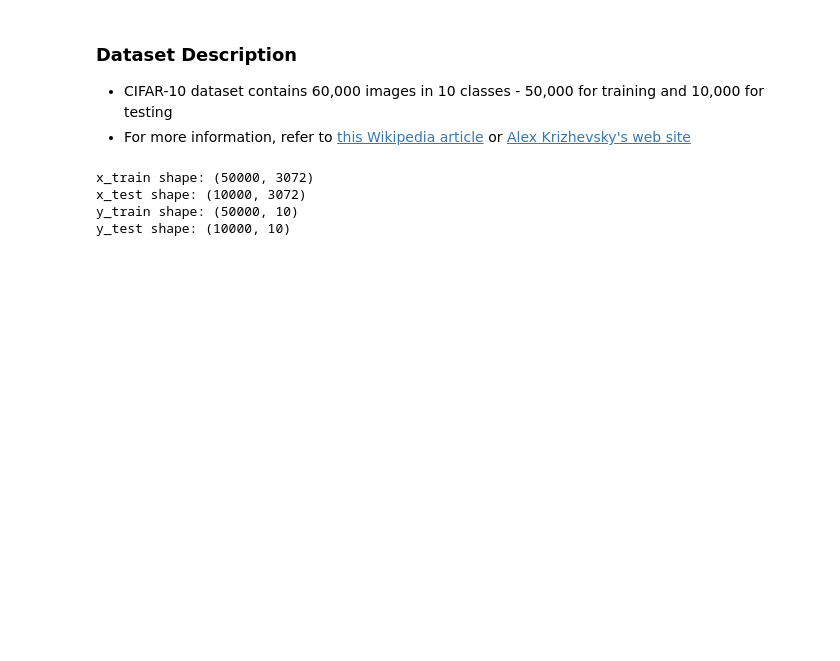
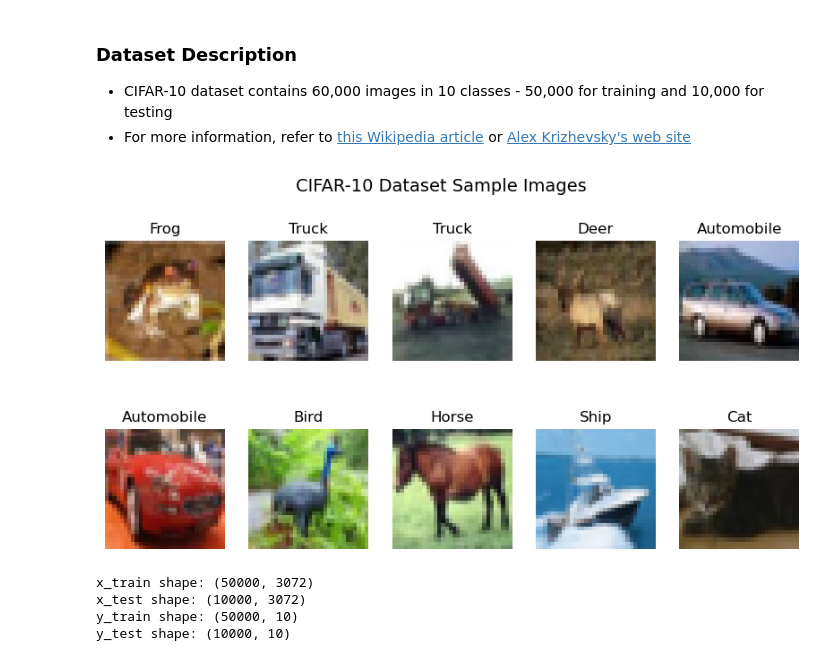
Before and after one commit to akjadon/Deep-Learning, a Jupyter notebook: ANN/1-Basics-of-MLP.ipynb, the cells around one changed output. Cells and saved outputs as stored; diff of their text form; code cells hidden in the pictures; blank space fills up the shorter version.

```diff
--- a/ANN/1-Basics-of-MLP.ipynb
+++ b/ANN/1-Basics-of-MLP.ipynb
@@ -183,6 +203,32 @@ from tensorflow.keras.utils import to_categorical
 from tensorflow.keras.models import Sequential
 from tensorflow.keras.layers import Dense
 from tensorflow.keras.optimizers import SGD
+# %%
+import matplotlib.pyplot as plt
+import numpy as np
+from tensorflow.keras.datasets import cifar10
+
+# Load CIFAR-10 dataset
+(x_train, y_train), (x_test, y_test) = cifar10.load_data()
+
+# Class labels in CIFAR-10
+class_labels = [
+    "Airplane", "Automobile", "Bird", "Cat", "Deer",
+    "Dog", "Frog", "Horse", "Ship", "Truck"
+]
+
+# Plot the first 10 images with their labels
+fig, axes = plt.subplots(2, 5, figsize=(10, 5))
+fig.suptitle("CIFAR-10 Dataset Sample Images", fontsize=14)
+
+for i, ax in enumerate(axes.flat):
+    ax.imshow(x_train[i])  # Show image
+    ax.set_title(class_labels[y_train[i][0]])  # Set label
+    ax.axis("off")
+
+plt.show()
+# %% [output]
+[figure, added]
 # %%
 
 
```
Also changed, not shown: parts of 8 cells of this notebook.
